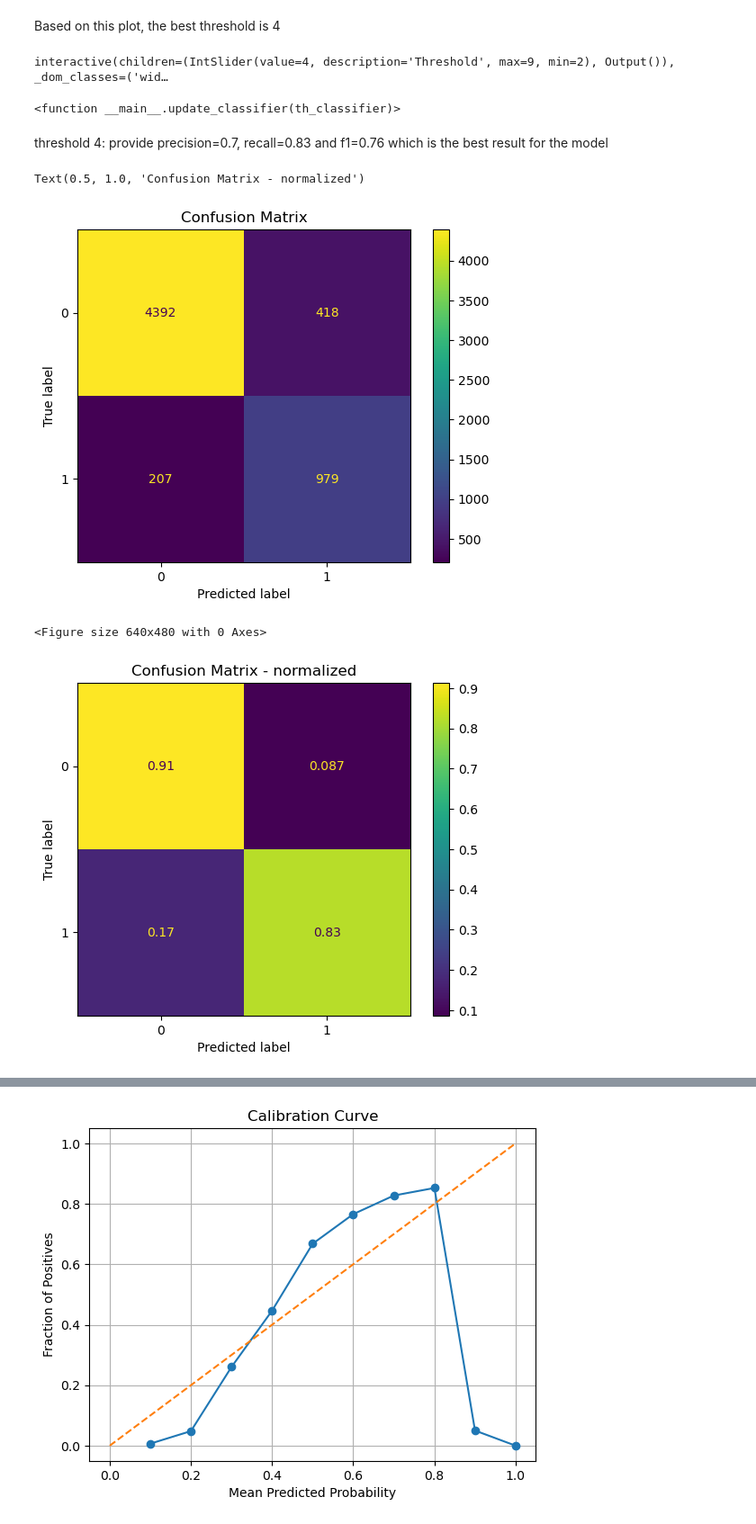
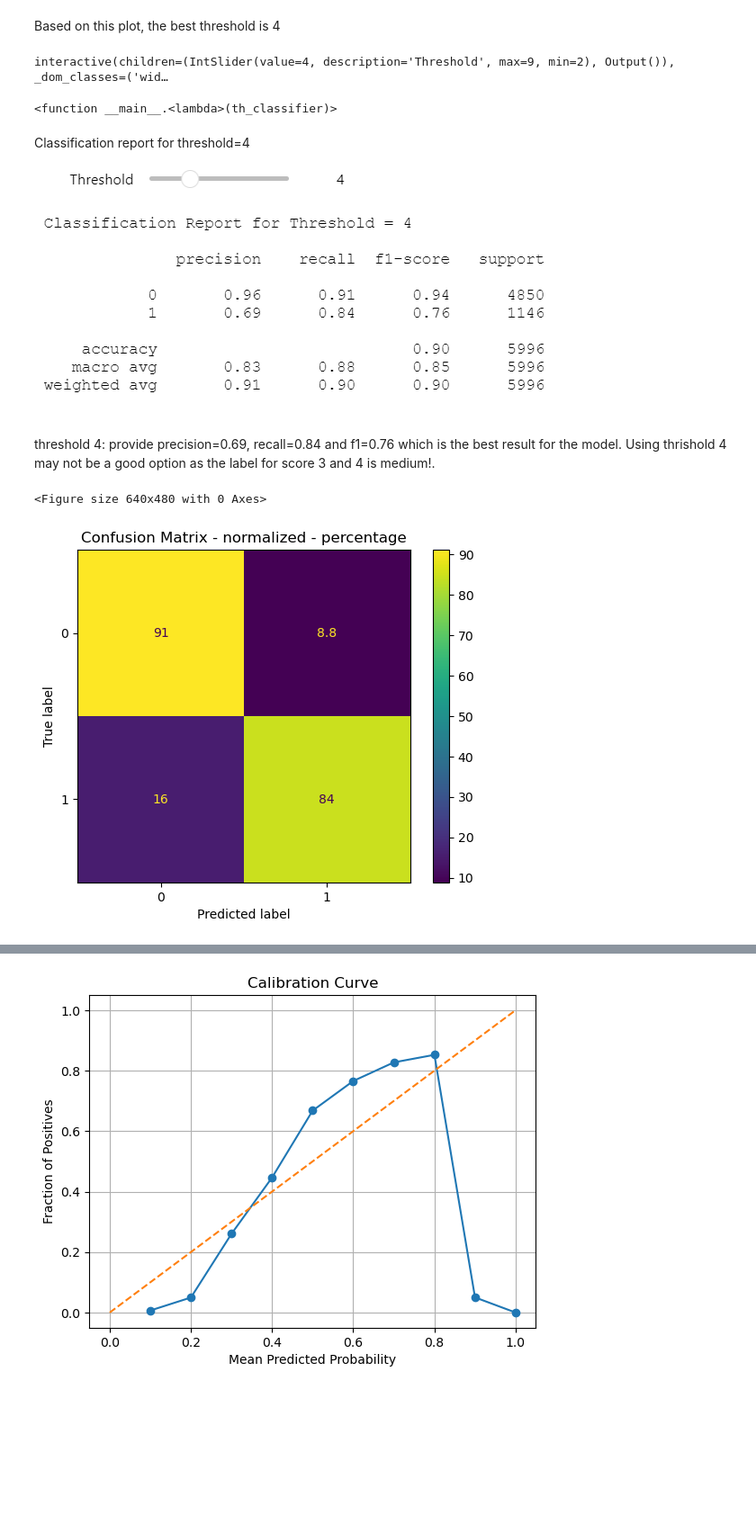
Before and after one commit to atahadd/wild_fire_model_evaluation, a Jupyter notebook: model_evaluation_2019_2022.ipynb, the cells around one changed output, grey strips where cells are left out. Shown at 90% size. Saved outputs shown, nothing was run; the diff lists cells and outputs as text; code cells hidden in the pictures; blank space fills up the shorter version.

```diff
--- a/model_evaluation_2019_2022.ipynb
+++ b/model_evaluation_2019_2022.ipynb
@@ -210,5 +227,6 @@ df_pred.head(3)
 # %%
-# remove pnt without coordinate
-df_pred = df_pred[~df_pred.longitude.isnull() & ~df_pred.latitude.isnull()]
+# remove points without coordinate
+df_pred = df_pred.dropna(subset=['latitude', 'longitude', 'score_2018'])
+
 print(df_pred.shape)
 # %% [output]
@@ -350,5 +439,7 @@ def load_and_filter_fire_data(file_path: str, year: int=2019) -> gpd.GeoDataFram
 # %%
+path_wildfire_file = get_shapefile_from_url(url_wildfire_data, download_path)
+
 # load the wildfire dataset for year 2019
-fire_2019 = load_and_filter_fire_data(path_fire_file, year=2019)
+fire_2019 = load_and_filter_fire_data(path_wildfire_file, year=2019)
 
 fire_2019.head(2)
@@ -453,17 +609,16 @@ fire_sindex = fire_2019.explode(index_parts=True).geometry.apply(polygon_to_mult
 # Compute the nearest distance from each property point to the nearest fire vertex
 # for pnt inside the polygon
 points_within = gpd.sjoin(df_pred, fire_2019, how='left', predicate='within')
-df_pred['DistFire'] = np.where(points_within.index_right.notna(), 0, np.nan)
+df_pred['dist_fire'] = np.where(points_within.index_right.notna(), 0, np.nan)
 
 # for pnt outside of the polygon
-points_outside = df_pred[df_pred['DistFire'].isna()].copy()
-points_outside['DistFire'] = df_pred.geometry.apply(
+points_outside = df_pred[df_pred['dist_fire'].isna()].copy()
+points_outside['dist_fire'] = df_pred.geometry.apply(
     lambda geom: fire_sindex.nearest(geom, return_distance=True)[1][0]  )
+
 
 # update all points
 df_pred.update(points_outside)
 
-df_pred.to_file(os.path.join(save_dir, 'pnt_firzone_dist_fire.shp'))
-
 df_pred.head(2)
 # %% [output]
@@ -502,7 +687,7 @@ The results for score>6 doesnt match with the distance from the fire!!
 # Calcualte Model Evaluation
 # %%
 def preprocess_pred(true, pred):
-    ind = (pred>=1) & (pred<=10) & (true>=0) & (true<=10)
+    ind = (pred>=1) & (pred<=10) & (true>=0)
     return true[ind], pred[ind]
 # %%
 pred_v = df_pred.score_2018.values.astype(int)
@@ -524,42 +709,47 @@ plt.grid()
 # %% [markdown]
 Based on this plot, the best threshold is 4
 # %%
-# user can change the threshold to get different results of the classification report.
-def update_classifier(th_classifier):
+# Define the function to update the classifier
+def update_classifier(th_classifier, initial_call=False):
     """
     Updates the classification report based on the chosen threshold.
+    If `initial_call` is True, it skips re-rendering.
     """
+
     # Generate classification report
     report = classification_report(true_v, pred_v >= th_classifier)
     print(f"Classification Report for Threshold = {th_classifier}\n")
     print(report)
 
+# Set the default threshold value
+default_threshold = 4
+
 # Create an interactive slider for the threshold
 interact(
-    update_classifier,
-    th_classifier = IntSlider(value=4, min=2, max=9, step=1, description="Threshold") )
+    lambda th_classifier: update_classifier(th_classifier, initial_call=True),
+    th_classifier=IntSlider(value=default_threshold, min=2, max=9, step=1, description="Threshold")
+)
 # %% [output]
 interactive(children=(IntSlider(value=4, description='Threshold', max=9, min=2), Output()), _dom_classes=('wid…
-<function __main__.update_classifier(th_classifier)>
+<function __main__.<lambda>(th_classifier)>
+# %% [markdown]
+Classification report for threshold=4
+
+![image.png](attachment:image.png)
 # %% [markdown]
-threshold 4: provide precision=0.7, recall=0.83 and f1=0.76 which is the best result for the model
+threshold 4: provide precision=0.69, recall=0.84 and f1=0.76 which is the best result for the model.
+Using thrishold 4 may not be a good option as the label for score 3 and 4 is medium!.
 # %%
 th_classifier = 4
 # %%
-# Confusion matrix
-conf_mat = confusion_matrix(true_v, pred_v>=th_classifier)
-ConfusionMatrixDisplay(conf_mat).plot(values_format='d')
-plt.title('Confusion Matrix')
-
+# Confusion matrix in the normalzied fomrat
 plt.figure()
-conf_mat = confusion_matrix(true_v, pred_v>=th_classifier, normalize='true')
-ConfusionMatrixDisplay(conf_mat).plot()
-plt.title('Confusion Matrix - normalized')
+conf_mat = confusion_matrix(true_v, pred_v>=th_classifier, normalize='true')*100;
+ConfusionMatrixDisplay(conf_mat).plot();
+plt.title('Confusion Matrix - normalized - percentage');
 # %% [output]
-Text(0.5, 1.0, 'Confusion Matrix - normalized')
+<Figure size 640x480 with 0 Axes>
-[figure, old version]
+[figure, new version]
-<Figure size 640x480 with 0 Axes>
-[figure, removed]
 # %%
 # Calculate Log Loss and Brier Score Loss without applying a threshold to the predictions:
 '''
```
Also changed, not shown: parts of 43 cells of this notebook.
